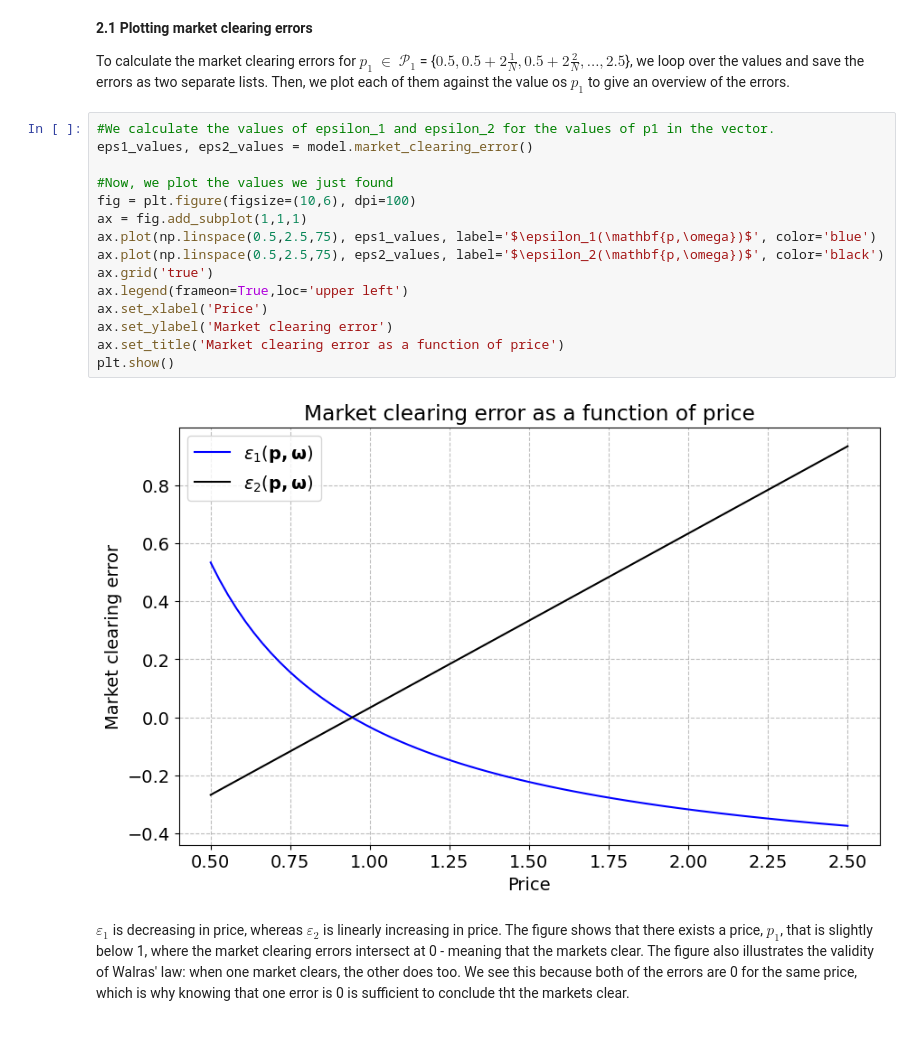
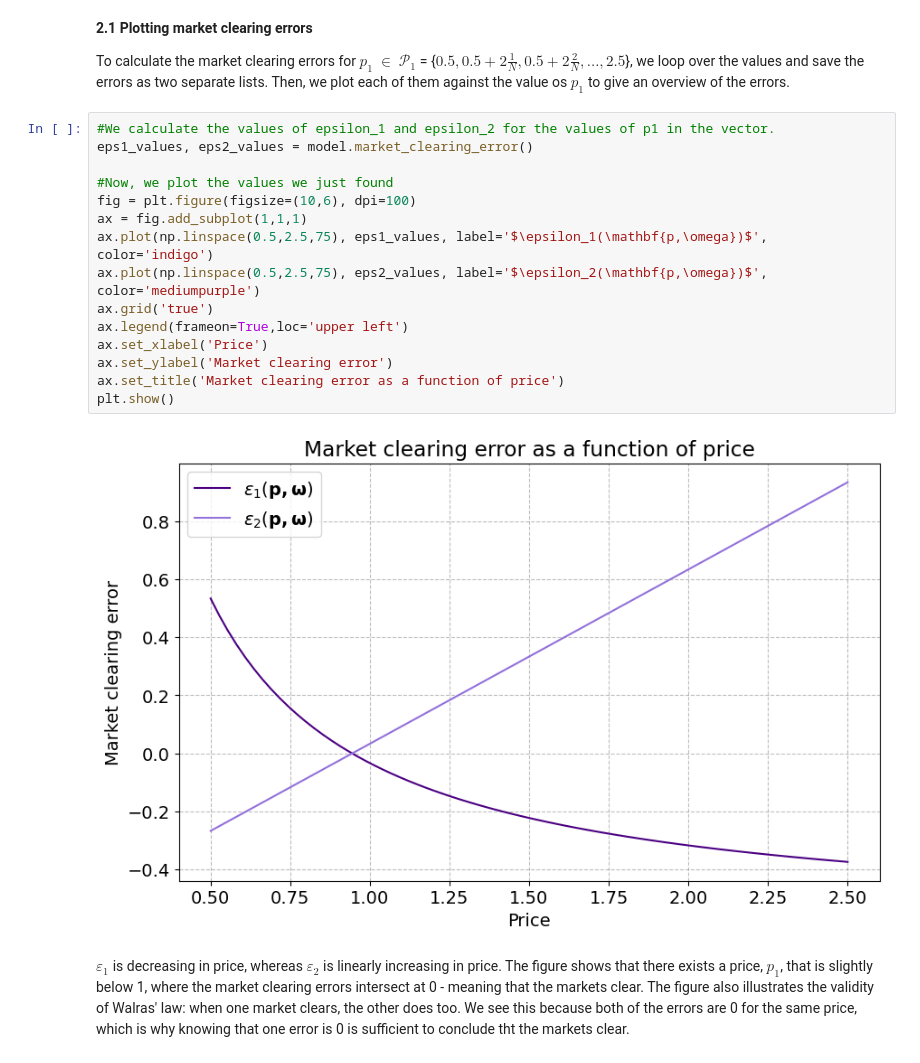
Before and after one commit to NumEconCopenhagen/Projects_2024_Emma-Anna-Oscar, a Jupyter notebook: inauguralproject/inauguralproject.ipynb, the cells around one changed output. Saved outputs shown, nothing was run; the diff lists cells and outputs as text.

```diff
--- a/inauguralproject/inauguralproject.ipynb
+++ b/inauguralproject/inauguralproject.ipynb
@@ -141,20 +138,20 @@ Then, we plot each of them against the value os $p_1$ to give an overview of the
 # %%
 #We calculate the values of epsilon_1 and epsilon_2 for the values of p1 in the vector.
 eps1_values, eps2_values = model.market_clearing_error()
 
 #Now, we plot the values we just found
 fig = plt.figure(figsize=(10,6), dpi=100)
 ax = fig.add_subplot(1,1,1)
-ax.plot(np.linspace(0.5,2.5,75), eps1_values, label='$\epsilon_1(\mathbf{p,\omega})$', color='blue')
-ax.plot(np.linspace(0.5,2.5,75), eps2_values, label='$\epsilon_2(\mathbf{p,\omega})$', color='black')
+ax.plot(np.linspace(0.5,2.5,75), eps1_values, label='$\epsilon_1(\mathbf{p,\omega})$', color='indigo')
+ax.plot(np.linspace(0.5,2.5,75), eps2_values, label='$\epsilon_2(\mathbf{p,\omega})$', color='mediumpurple')
 ax.grid('true')
 ax.legend(frameon=True,loc='upper left')
 ax.set_xlabel('Price')
 ax.set_ylabel('Market clearing error')
 ax.set_title('Market clearing error as a function of price')
 plt.show()
 # %% [output]
-[figure, old version]
+[figure, new version]
 # %% [markdown]
 $\varepsilon_1$ is decreasing in price, whereas $\varepsilon_2$ is linearly increasing in price. The figure shows that there exists a price, $p_1$, that is slightly below 1, where the market clearing errors intersect at 0 - meaning that the markets clear. The figure also illustrates the validity of Walras' law: when one market clears, the other does too. We see this because both of the errors are 0 for the same price, which is why knowing that one error is 0 is sufficient to conclude tht the markets clear.
 # %% [markdown]
```
Also changed, not shown: parts of 10 cells of this notebook, 1 other file.
